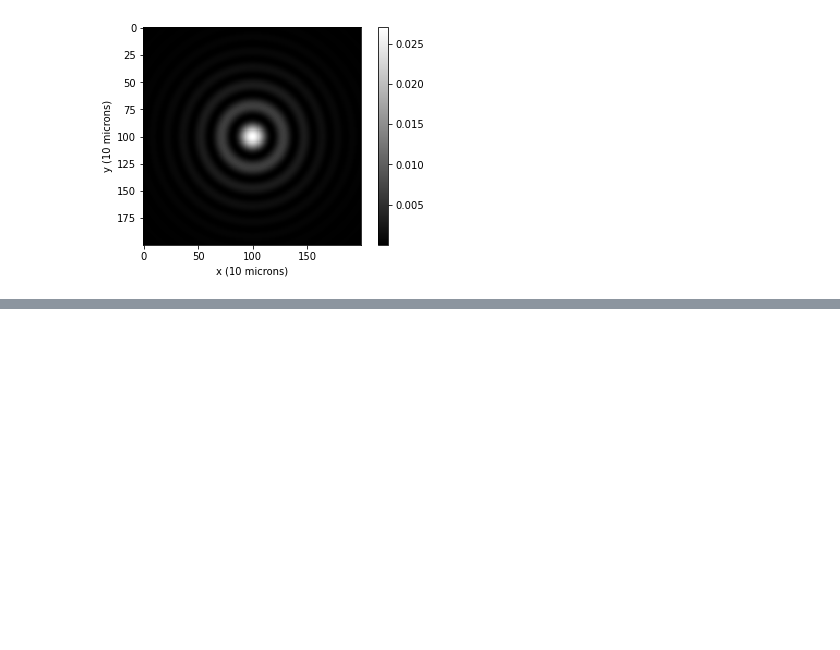
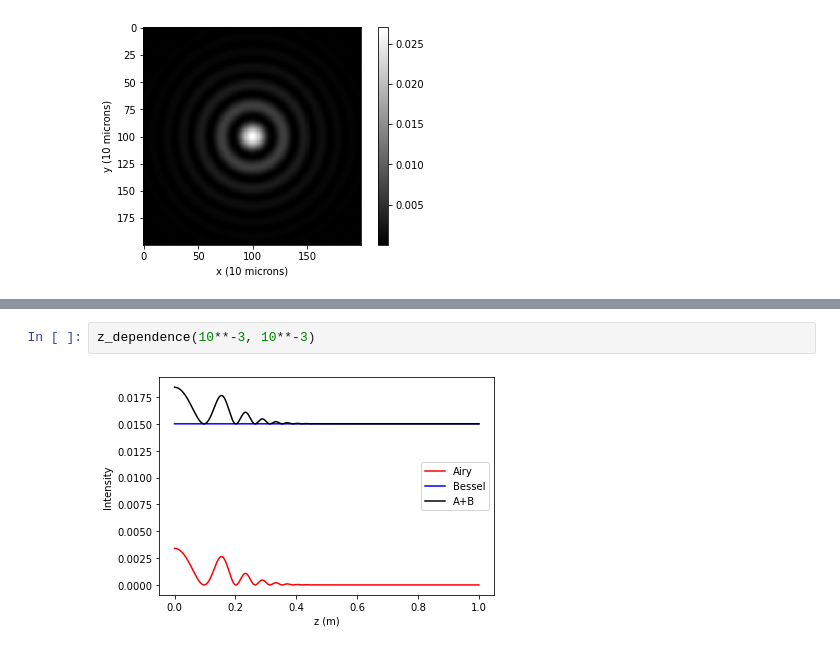
Before and after one commit to jabacousnac/Grier-Lab-Code, a Jupyter notebook: Axial_braiding.ipynb, the cells around one changed output, grey strips where cells are left out. Cells and saved outputs as stored; diff of their text form; blank space fills up the shorter version.

```diff
--- a/Axial_braiding.ipynb
+++ b/Axial_braiding.ipynb
@@ -110,0 +135,4 @@ Bessel_transverse_map(0.38)
+# %%
+z_dependence(10**-3, 10**-3)
+# %% [output]
+[figure, added]
```
Also changed, not shown: parts of 5 cells of this notebook.
